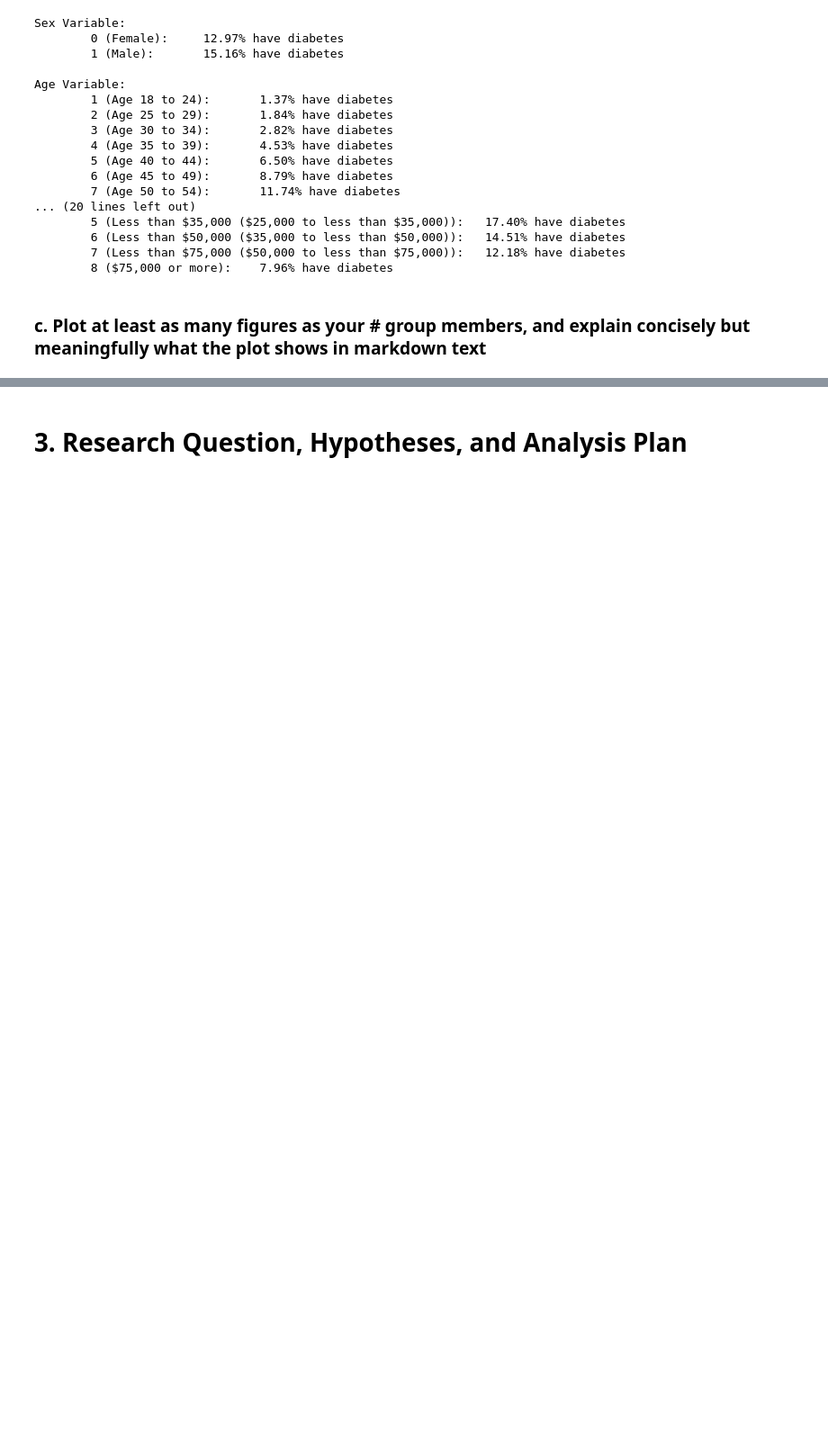
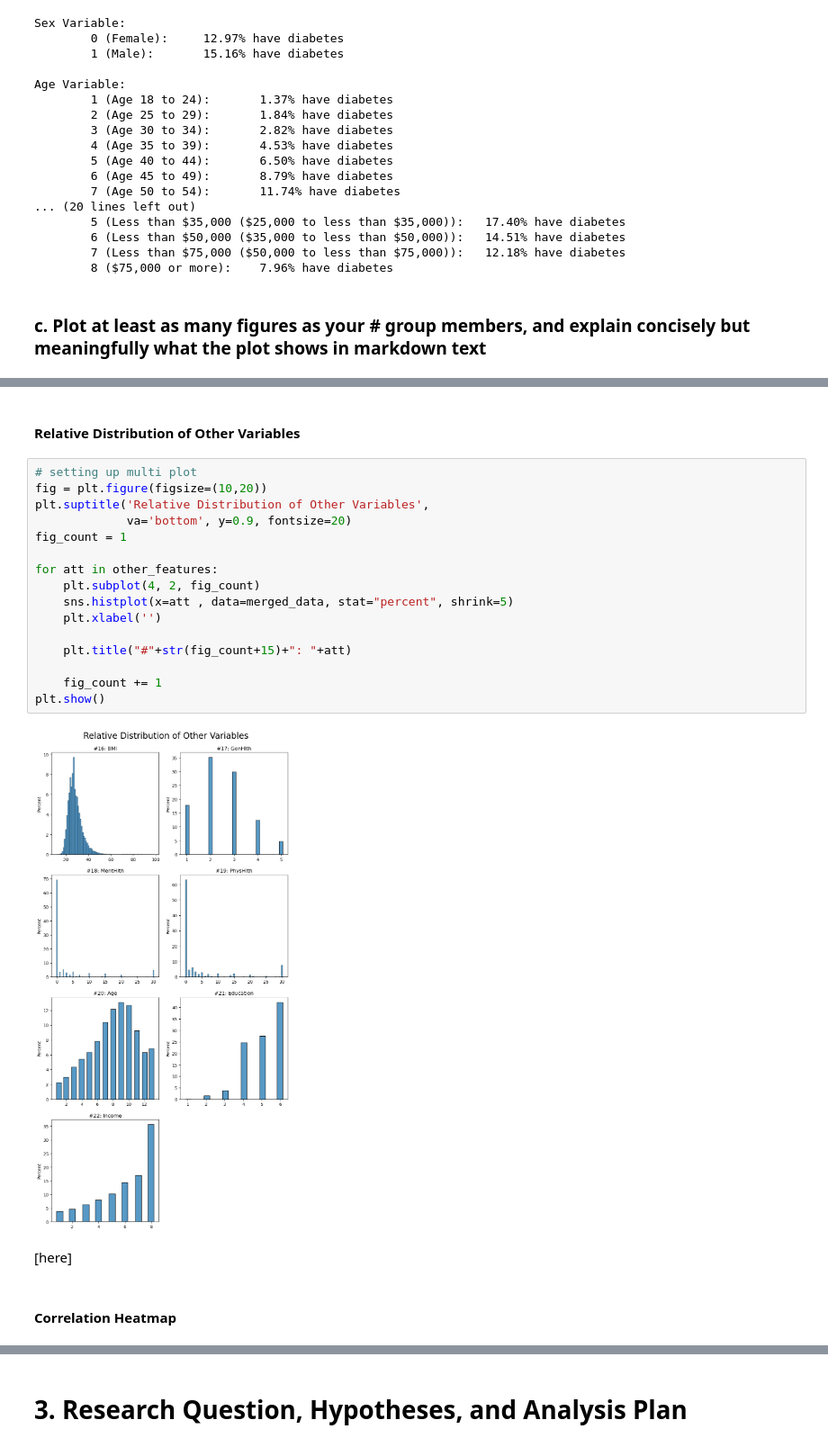
Before and after one commit to arianarosario/DFA-project, a Jupyter notebook: deliverable.ipynb, the cells around one changed output, grey strips where cells are left out. Shown: that part at 90% size. Drawn from its saved outputs; the diff is of its cells as text; blank space fills up the shorter version.

```diff
--- a/deliverable.ipynb
+++ b/deliverable.ipynb
@@ -308 +307,25 @@ plt.show()
+# %% [markdown]
+#### Relative Distribution of Other Variables
+# %%
+# setting up multi plot
+fig = plt.figure(figsize=(10,20))
+plt.suptitle('Relative Distribution of Other Variables',
+             va='bottom', y=0.9, fontsize=20)
+fig_count = 1
+
+for att in other_features:
+    plt.subplot(4, 2, fig_count)
+    sns.histplot(x=att , data=merged_data, stat="percent", shrink=5)
+    plt.xlabel('')
+
+    plt.title("#"+str(fig_count+15)+": "+att)
+
+    fig_count += 1
+plt.show()
+# %% [output]
+[figure, added]
+# %% [markdown]
+[here]
+# %% [markdown]
+#### Correlation Heatmap
 # %%
```
Also changed, not shown: parts of 10 cells of this notebook.
